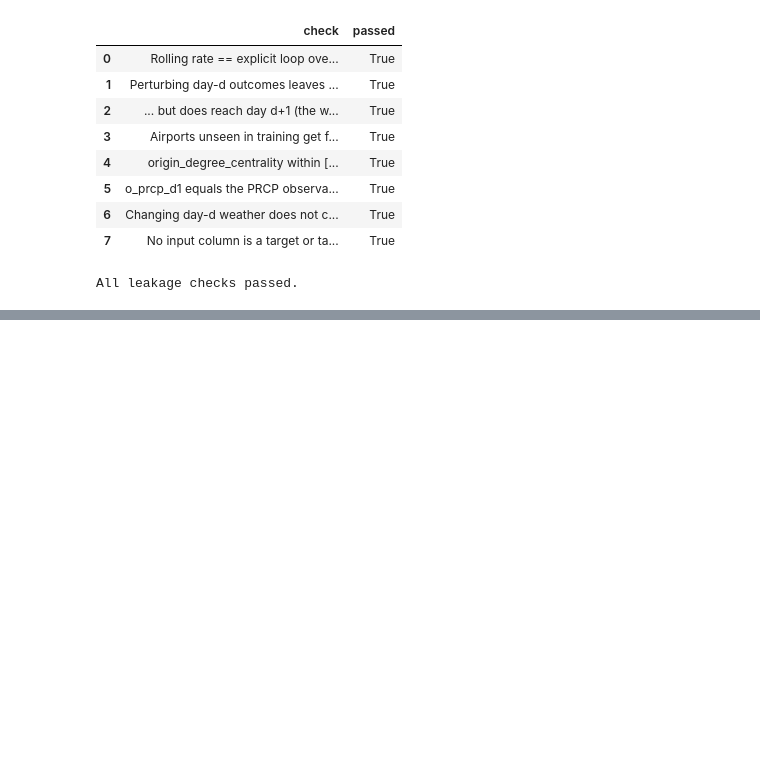
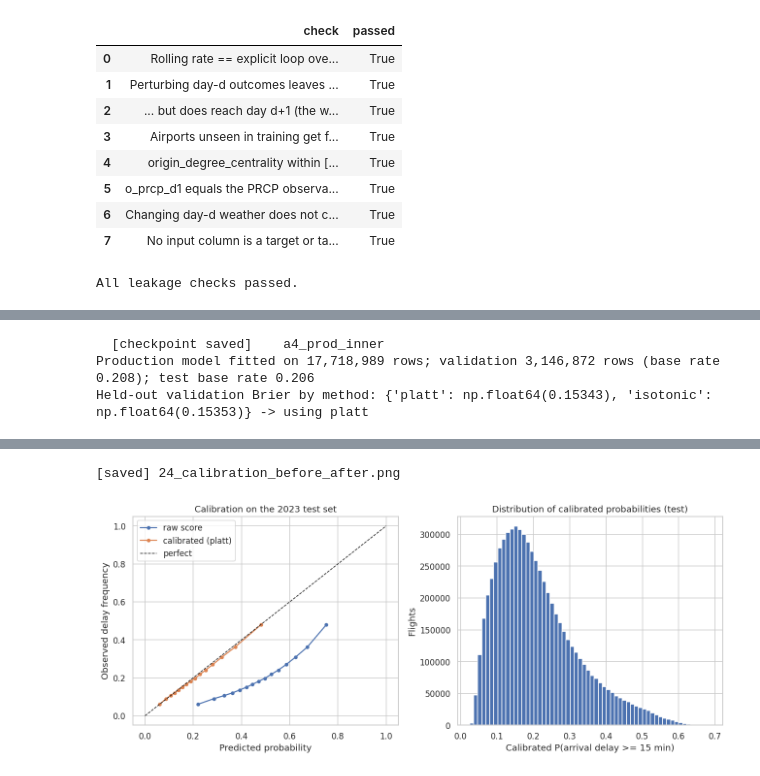
Before and after one commit to guvvalathejaswarreddy/PRT661-SYD7-Flight-Delay-Prediction, a Jupyter notebook: notebooks/PRT661_Flight_Delay_Full_Analysis.ipynb, the cells around one changed output, grey strips where cells are left out. Saved outputs shown, nothing was run; the diff lists cells and outputs as text; code cells hidden in the pictures; blank space fills up the shorter version.

```diff
--- a/notebooks/PRT661_Flight_Delay_Full_Analysis.ipynb
+++ b/notebooks/PRT661_Flight_Delay_Full_Analysis.ipynb
@@ -2232,0 +2346,70 @@ availability
+# %%
+def _ece(y, p, bins=15):
+    edges = np.unique(np.quantile(p, np.linspace(0, 1, bins + 1)))
+    b = np.clip(np.digitize(p, edges[1:-1]), 0, len(edges) - 2)
+    cnt = np.bincount(b); obs = np.bincount(b, weights=y) / np.maximum(cnt, 1); pred = np.bincount(b, weights=p) / np.maximum(cnt, 1)
+    return float(np.sum(cnt * np.abs(obs - pred)) / len(y))
+
+
+def _compute_prod():
+    t0 = time.time()
+    model = _fit_clf(d4.loc[m_inner, A4_V2_FEATURES], d4.loc[m_inner, "arr_del15"].to_numpy())
+    p_val = model.predict_proba(d4.loc[m_val, A4_V2_FEATURES])[:, 1].astype(np.float32)
+    p_te = model.predict_proba(d4.loc[m_test, A4_V2_FEATURES])[:, 1].astype(np.float32)
+    return {"model": model, "p_val_raw": p_val, "p_test_raw": p_te, "seconds": round(time.time() - t0)}
+
+
+prod = ckpt_step("a4_prod_inner", _compute_prod)
+prod_model, p_val_raw, p_te_raw = prod["model"], prod["p_val_raw"], prod["p_test_raw"]
+y_val = d4.loc[m_val, "arr_del15"].to_numpy()
+print(f"Production model fitted on {m_inner.sum():,} rows; validation {len(y_val):,} rows (base rate {y_val.mean():.3f}); "
+      f"test base rate {y_te.mean():.3f}")
+
+
+class _Platt:
+    def __init__(self): self.lr = LogisticRegression(C=1e6, max_iter=500)
+    def fit(self, p, y): self.lr.fit(self._z(p), y); return self
+    def predict(self, p): return self.lr.predict_proba(self._z(p))[:, 1]
+    @staticmethod
+    def _z(p): p = np.clip(p, 1e-6, 1 - 1e-6); return np.log(p / (1 - p)).reshape(-1, 1)
+
+
+class _Iso:
+    def __init__(self): self.iso = IsotonicRegression(out_of_bounds="clip", y_min=0.0, y_max=1.0)
+    def fit(self, p, y): self.iso.fit(p, y); return self
+    def predict(self, p): return self.iso.predict(p)
+
+
+# Choose the calibration method on held-out validation data (first half -> second half by date), then refit on all validation data
+_o = np.argsort(d4.loc[m_val, "flight_date"].to_numpy(), kind="stable")     # date order, regardless of row order
+h = len(y_val) // 2
+choice = {}
+for name, cls in [("platt", _Platt), ("isotonic", _Iso)]:
+    choice[name] = brier_score_loss(y_val[_o[h:]], cls().fit(p_val_raw[_o[:h]], y_val[_o[:h]]).predict(p_val_raw[_o[h:]]))
+best = min(choice, key=choice.get)
+calibrator = (_Platt if best == "platt" else _Iso)().fit(p_val_raw, y_val)
+print("Held-out validation Brier by method:", {k: round(v, 5) for k, v in choice.items()}, "-> using", best)
+
+p_val = calibrator.predict(p_val_raw).astype(np.float32)
+p_te = calibrator.predict(p_te_raw).astype(np.float32)
+cal_rows = [{"version": "raw score (balanced class weights)", **_metrics(y_te, p_te_raw), "ECE": _ece(y_te, p_te_raw)},
+            {"version": f"calibrated ({best})", **_metrics(y_te, p_te, 0.5), "ECE": _ece(y_te, p_te)}]
+cal_df = pd.DataFrame(cal_rows)
+cal_df.to_csv(A4_DIR / "a4_calibration_summary.csv", index=False)
+display(cal_df.style.format({c: "{:.4f}" for c in cal_df.columns if c != "version"}))
+
+fig, axes = plt.subplots(1, 2, figsize=(12, 5))
+for p, lab in [(p_te_raw, "raw score"), (p_te, f"calibrated ({best})")]:
+    fp, mp = calibration_curve(y_te, p, n_bins=15, strategy="quantile")
+    axes[0].plot(mp, fp, marker="o", markersize=4, label=lab)
+axes[0].plot([0, 1], [0, 1], "k--", linewidth=1, label="perfect")
+axes[0].set_xlabel("Predicted probability"); axes[0].set_ylabel("Observed delay frequency")
+axes[0].set_title("Calibration on the 2023 test set"); axes[0].legend()
+axes[1].hist(p_te, bins=60, color="#4C72B0")
+axes[1].set_xlabel("Calibrated P(arrival delay >= 15 min)"); axes[1].set_ylabel("Flights")
+axes[1].set_title("Distribution of calibrated probabilities (test)")
+save_fig(fig, "24_calibration_before_after")
+# %% [output]
+  [checkpoint saved]    a4_prod_inner
+Production model fitted on 17,718,989 rows; validation 3,146,872 rows (base rate 0.208); test base rate 0.206
+Held-out validation Brier by method: {'platt': np.float64(0.15343), 'isotonic': np.float64(0.15353)} -> using platt
@@ -2232,0 +2419,2 @@ availability
+[saved] 24_calibration_before_after.png
+[figure, added]
```
Also changed, not shown: parts of 12 cells of this notebook, 1 other file.
